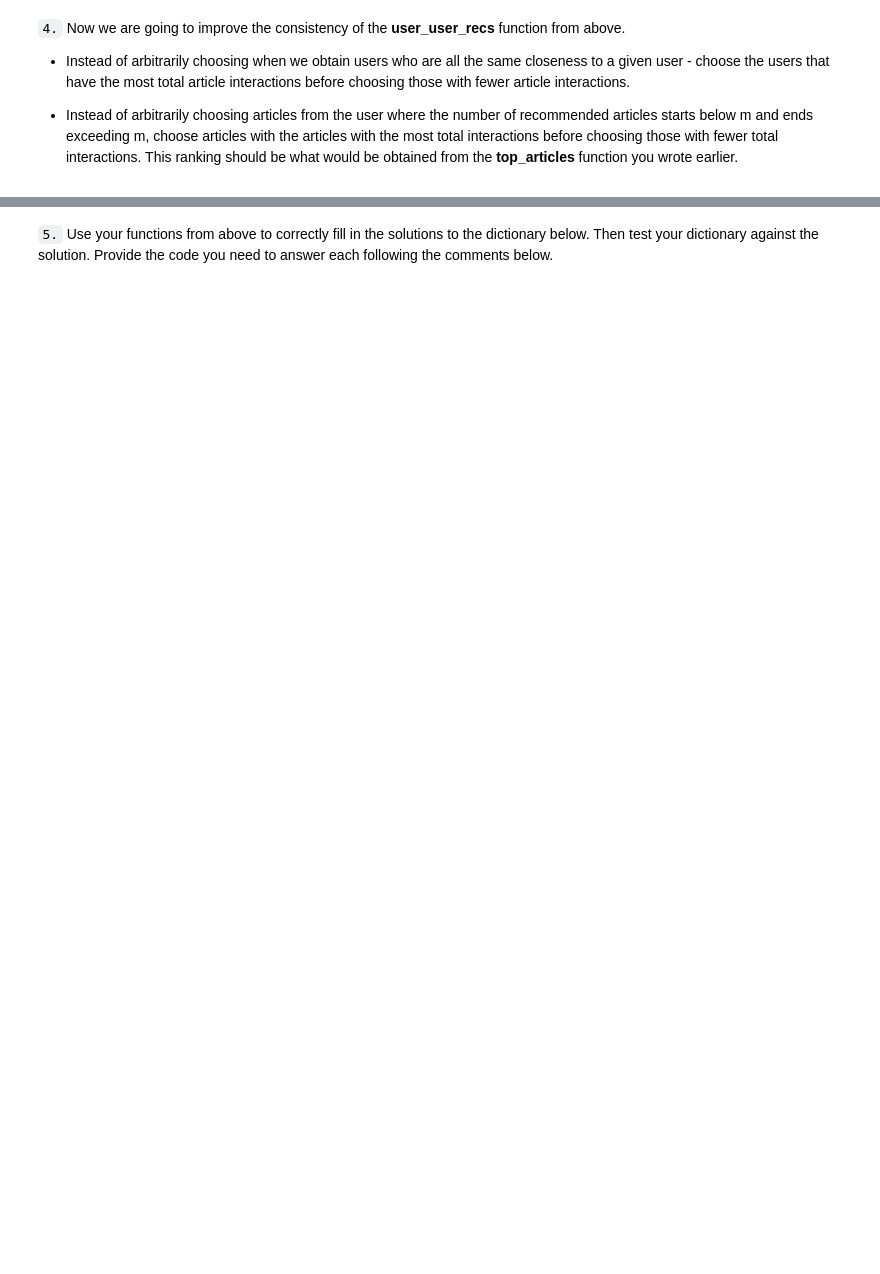
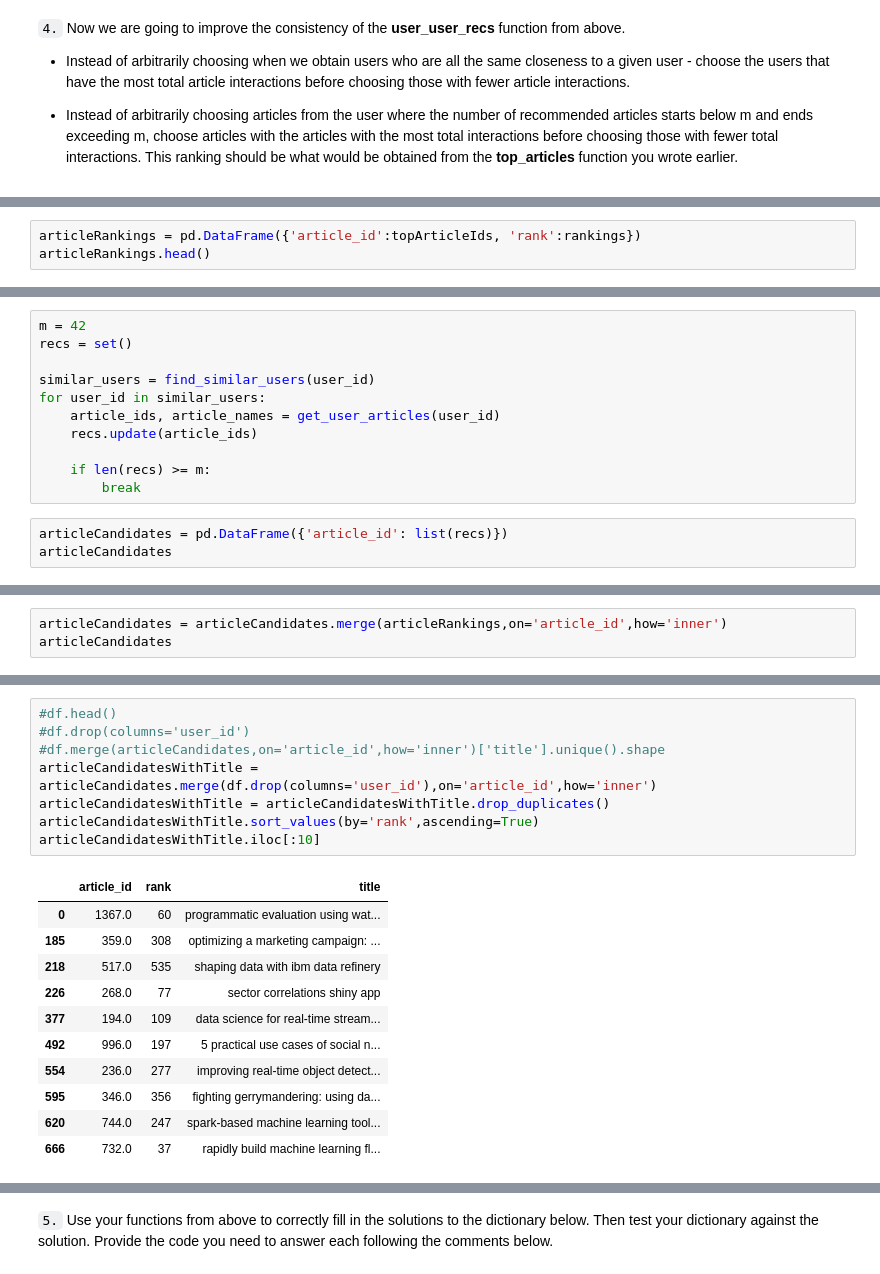
Before and after one commit to cerionXLII/RecommendationsWithIBM, a Jupyter notebook: src/Recommendations_with_IBM.ipynb, the cells around one changed output, grey strips where cells are left out. Cells and saved outputs as stored; diff of their text form; blank space fills up the shorter version.

```diff
--- a/src/Recommendations_with_IBM.ipynb
+++ b/src/Recommendations_with_IBM.ipynb
@@ -616,0 +745,3 @@ def user_user_recs_part2(user_id, m=10):
+# %%
+articleRankings = pd.DataFrame({'article_id':topArticleIds, 'rank':rankings})
+articleRankings.head()
@@ -616,0 +755,14 @@ def user_user_recs_part2(user_id, m=10):
+# %%
+m = 42
+recs = set()
+
+similar_users = find_similar_users(user_id)
+for user_id in similar_users:
+    article_ids, article_names = get_user_articles(user_id)
+    recs.update(article_ids)
+
+    if len(recs) >= m:
+        break
+# %%
+articleCandidates = pd.DataFrame({'article_id': list(recs)})
+articleCandidates
@@ -616,0 +783,3 @@ def user_user_recs_part2(user_id, m=10):
+# %%
+articleCandidates = articleCandidates.merge(articleRankings,on='article_id',how='inner')
+articleCandidates
@@ -617,3 +832,23 @@ def user_user_recs_part2(user_id, m=10):
+# %%
+#df.head()
+#df.drop(columns='user_id')
+#df.merge(articleCandidates,on='article_id',how='inner')['title'].unique().shape
+articleCandidatesWithTitle = articleCandidates.merge(df.drop(columns='user_id'),on='article_id',how='inner')
+articleCandidatesWithTitle = articleCandidatesWithTitle.drop_duplicates()
+articleCandidatesWithTitle.sort_values(by='rank',ascending=True)
+articleCandidatesWithTitle.iloc[:10]
+# %% [output]
+|  | article_id | rank | title |
+| 0 | 1367.0 | 60 | programmatic evaluation using wat... |
+| 185 | 359.0 | 308 | optimizing a marketing campaign: ... |
+| 218 | 517.0 | 535 | shaping data with ibm data refinery |
+| 226 | 268.0 | 77 | sector correlations shiny app |
+| 377 | 194.0 | 109 | data science for real-time stream... |
+| 492 | 996.0 | 197 | 5 practical use cases of social n... |
+| 554 | 236.0 | 277 | improving real-time object detect... |
+| 595 | 346.0 | 356 | fighting gerrymandering: using da... |
+| 620 | 744.0 | 247 | spark-based machine learning tool... |
+| 666 | 732.0 | 37 | rapidly build machine learning fl... |
 # %%
 # Quick spot check - don't change this code - just use it to test your functions
 rec_ids, rec_names = user_user_recs_part2(20, 10)
```
Also changed, not shown: parts of 34 cells of this notebook.
